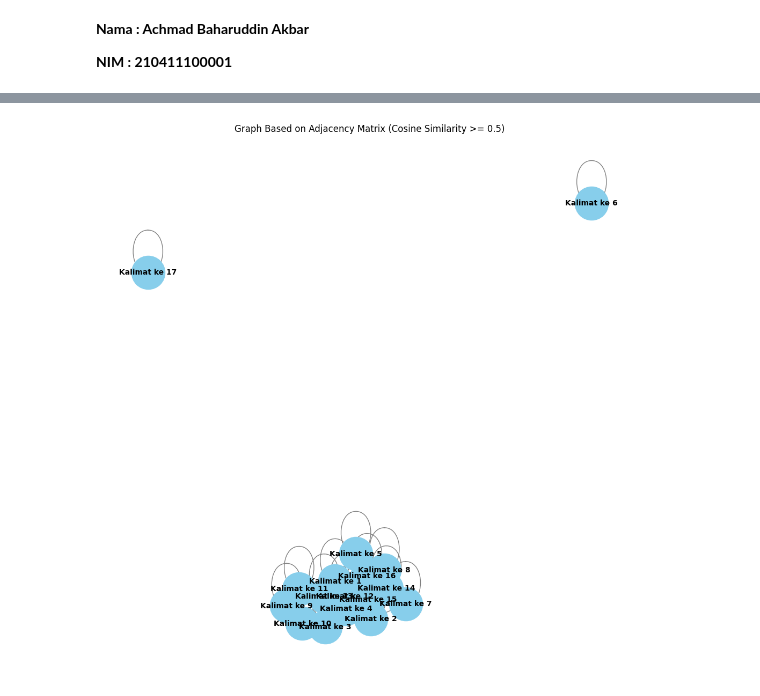
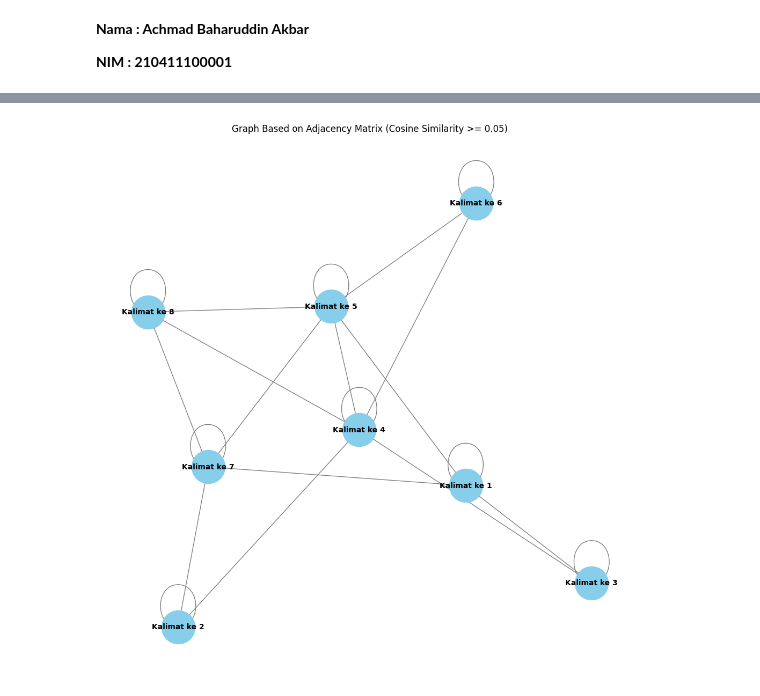
Before and after one commit to achmadbaharuddinakbar/PPW-A, a Jupyter notebook: _sources/tugas-ppw/Tugas4-2.ipynb, the cells around one changed output, grey strips where cells are left out. Drawn from its saved outputs; the diff is of its cells as text; code cells hidden in the pictures.

```diff
--- a/_sources/tugas-ppw/Tugas4-2.ipynb
+++ b/_sources/tugas-ppw/Tugas4-2.ipynb
@@ -47,5 +47,6 @@ df.head()
 # %%
 # mengambil satu sample berita
-sample_berita = df['isi'].iloc[4]
+sample_berita = df['isi'].iloc[7] # 8 kalimat
+# sample_berita = df['isi'].iloc[4]
 print(sample_berita)
 # %% [output]
@@ -324,21 +271,21 @@ adjacency_df
 # %%
 # Buat graf dari matriks adjacency
 G = nx.from_numpy_array(adjacency_matrix)
 
 # Atur label node agar sesuai dengan 'kalimat ke n'
 mapping = {i: f"Kalimat ke {i+1}" for i in range(len(result_df))}
 G = nx.relabel_nodes(G, mapping)
 
 # Menggambar graf
 plt.figure(figsize=(10, 10))
-pos = nx.spring_layout(G)  # Atur layout graf
+pos = nx.spring_layout(G)
 nx.draw(G, pos, with_labels=True, node_color='skyblue', node_size=2000, font_size=10, font_color='black', edge_color='gray', linewidths=1, font_weight='bold')
 
 # Tampilkan graf
-plt.title("Graph Based on Adjacency Matrix (Cosine Similarity >= 0.5)")
+plt.title("Graph Based on Adjacency Matrix (Cosine Similarity >= 0.05)")
 plt.show()
 # %% [output]
-[figure, old version]
+[figure, new version]
 # %%
 # Menghitung betweenness centrality
 betweenness_centrality = nx.betweenness_centrality(G)
```
Also changed, not shown: parts of 14 cells of this notebook, 16 other files.
